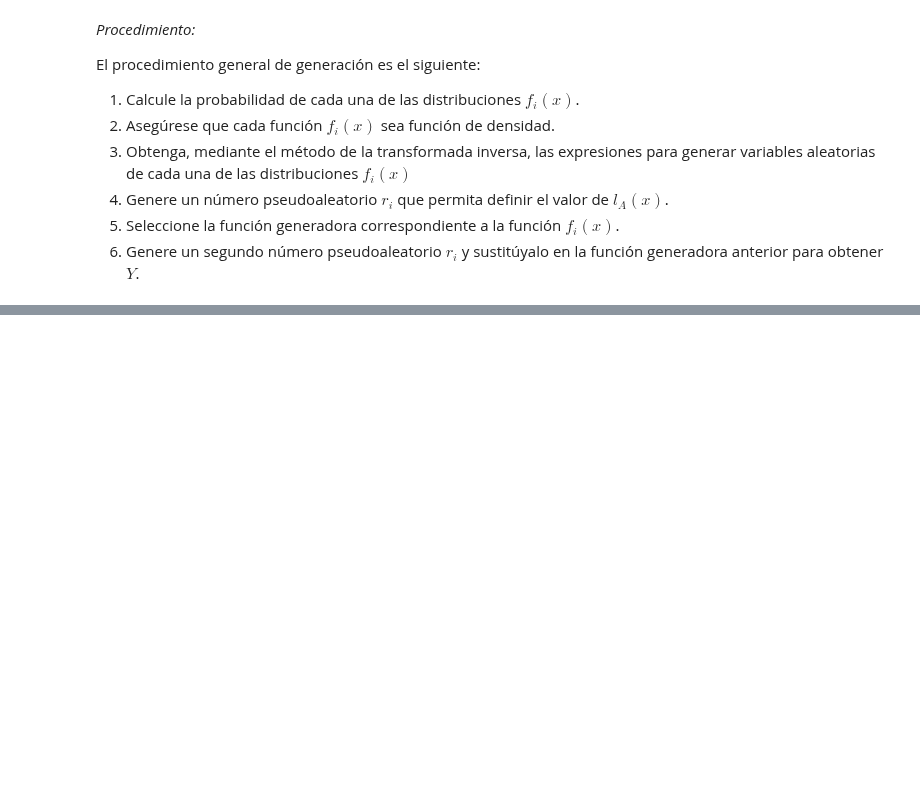
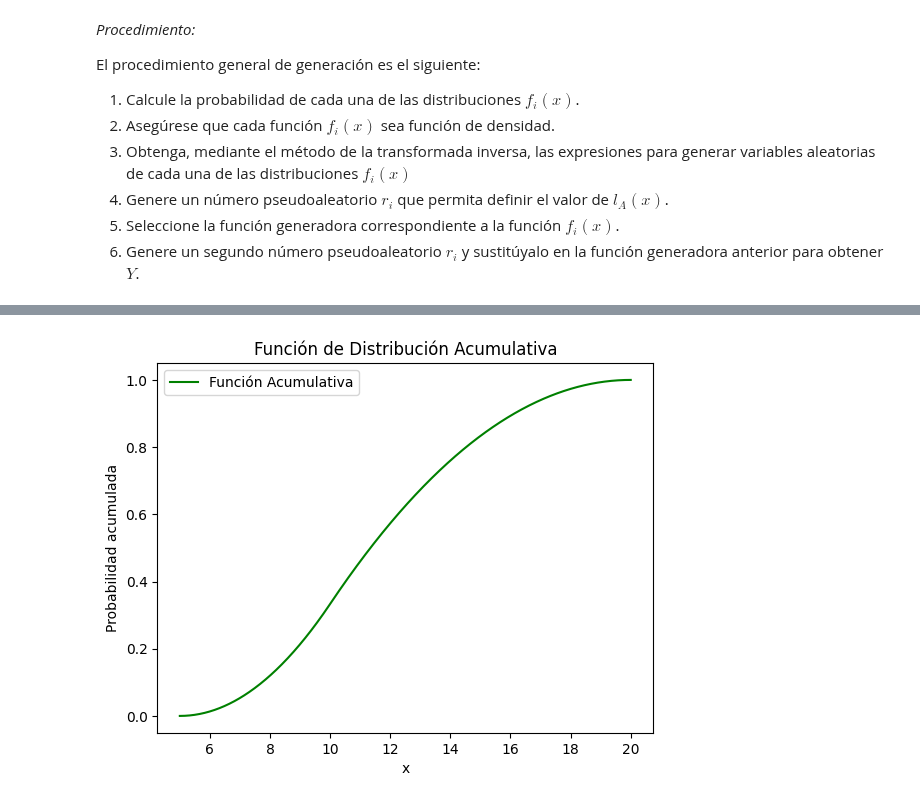
Before and after one commit to 0DianaHernandez/Simulaci-n-I, a Jupyter notebook: Metodo_composicion.ipynb, the cells around one changed output, grey strips where cells are left out. Drawn from its saved outputs; the diff is of its cells as text; code cells hidden in the pictures; blank space fills up the shorter version.

```diff
--- a/Metodo_composicion.ipynb
+++ b/Metodo_composicion.ipynb
@@ -34,0 +57,16 @@ import scipy.stats as stats
+# %%
+#Funcion acumulativa
+def Funcion_acumulativa_triangular(x, a, b, c):
+  F_x=np.zeros_like(x)
+    # Calcular la función acumulativa para cada punto en x
+  for i in range(len(x)):
+        if x[i] < a:
+            F_x[i] = 0
+        elif (x[i] >= a) and (x[i] <= c):
+            F_x[i] = ((x[i] - a)**2) / ((b - a) * (c - a))
+        elif (x[i] > c) and (x[i] <= b):
+            F_x[i] = 1 - ((b - x[i])**2) / ((b - a) * (b - c))
+        elif x[i] > b:
+            F_x[i] = 1
+
+  return F_x
@@ -34,0 +115,10 @@ import scipy.stats as stats
+# %%
+#Gráfica distribucion acumulativa
+plt.plot(x, Funcion_acumulativa_triangular(x, a, b, c), label='Función Acumulativa', color='green')
+plt.title('Función de Distribución Acumulativa')
+plt.xlabel('x')
+plt.ylabel('Probabilidad acumulada')
+plt.legend()
+plt.show()
+# %% [output]
+[figure, added]
```
Also changed, not shown: parts of 7 cells of this notebook.
